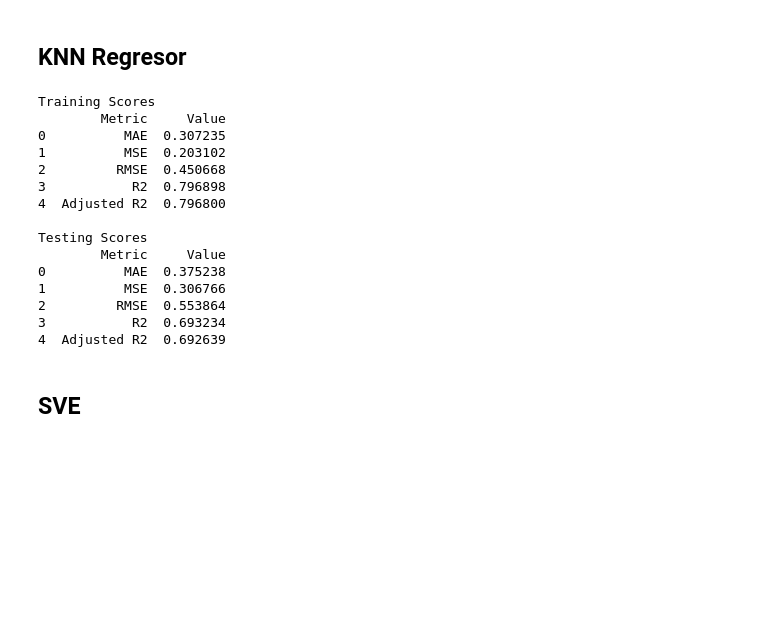
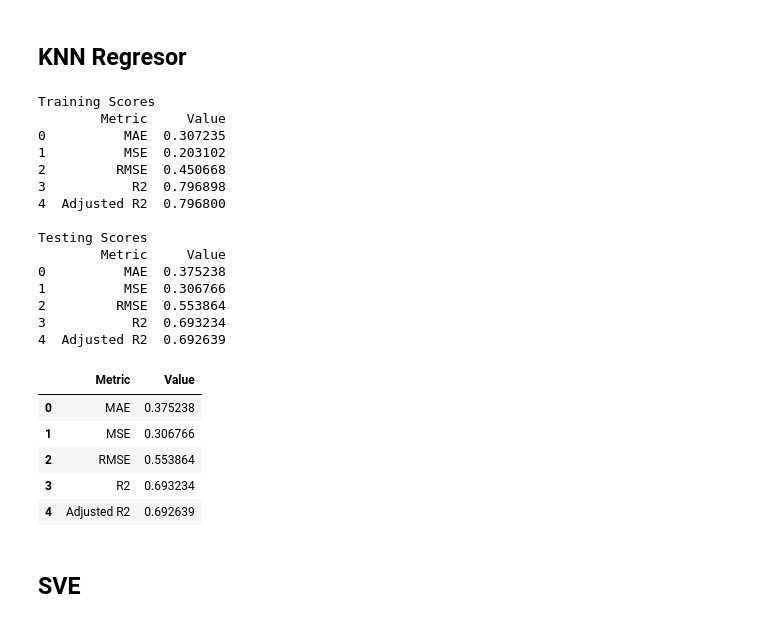
Before and after one commit to xXKeNdAmAmAsTeRXx/Machine-Learning-Tasks, a Jupyter notebook: Model_Selection_and_Regularization/Regression - California Dataset.ipynb, the cells around one changed output. Cells and saved outputs as stored; diff of their text form; code cells hidden in the pictures; blank space fills up the shorter version.

```diff
--- a/Model_Selection_and_Regularization/Regression - California Dataset.ipynb
+++ b/Model_Selection_and_Regularization/Regression - California Dataset.ipynb
@@ -90,26 +167,37 @@ def train_and_judge(model, x_train, y_train, x_test, y_test):
     print()
     print("Testing Scores")
     print(df_test)
+
+    return df_test
+
+model_performence = {}
 # %% [markdown]
 ## KNN Regresor
 # %%
-train_and_judge(KNeighborsRegressor(), x_train, y_train, x_test, y_test)
+model_performence["KNN"] = train_and_judge(KNeighborsRegressor(), x_train, y_train, x_test, y_test)
+model_performence["KNN"]
 # %% [output]
 Training Scores
         Metric     Value
 0          MAE  0.307235
 1          MSE  0.203102
 2         RMSE  0.450668
 3           R2  0.796898
 4  Adjusted R2  0.796800
 
 Testing Scores
         Metric     Value
 0          MAE  0.375238
 1          MSE  0.306766
 2         RMSE  0.553864
 3           R2  0.693234
 4  Adjusted R2  0.692639
+|  | Metric | Value |
+| 0 | MAE | 0.375238 |
+| 1 | MSE | 0.306766 |
+| 2 | RMSE | 0.553864 |
+| 3 | R2 | 0.693234 |
+| 4 | Adjusted R2 | 0.692639 |
 # %% [markdown]
 ## SVE
 # %%
```
Also changed, not shown: parts of 8 cells of this notebook.
